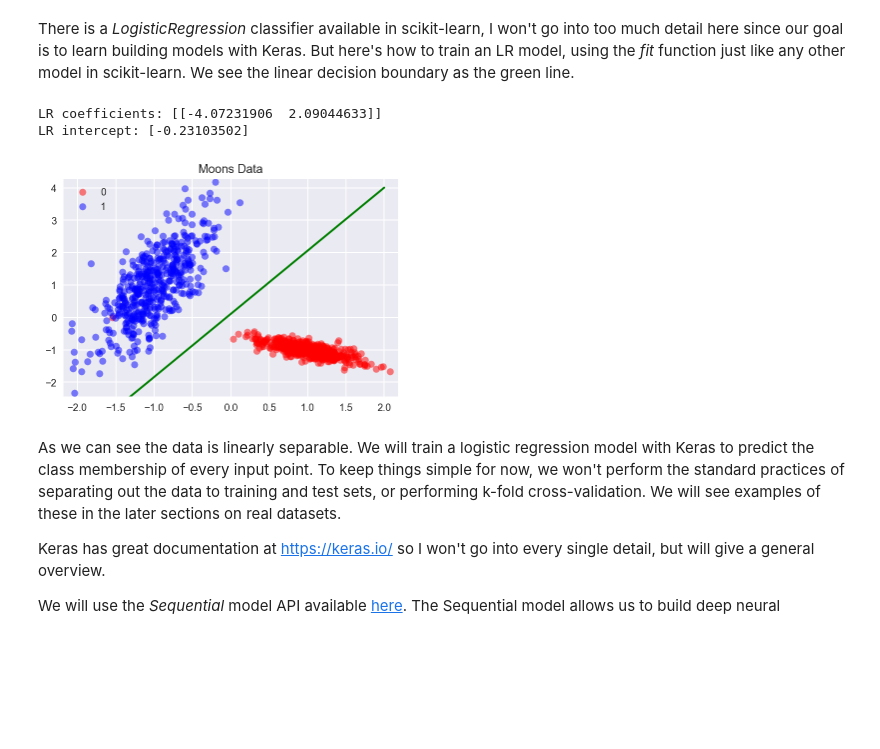
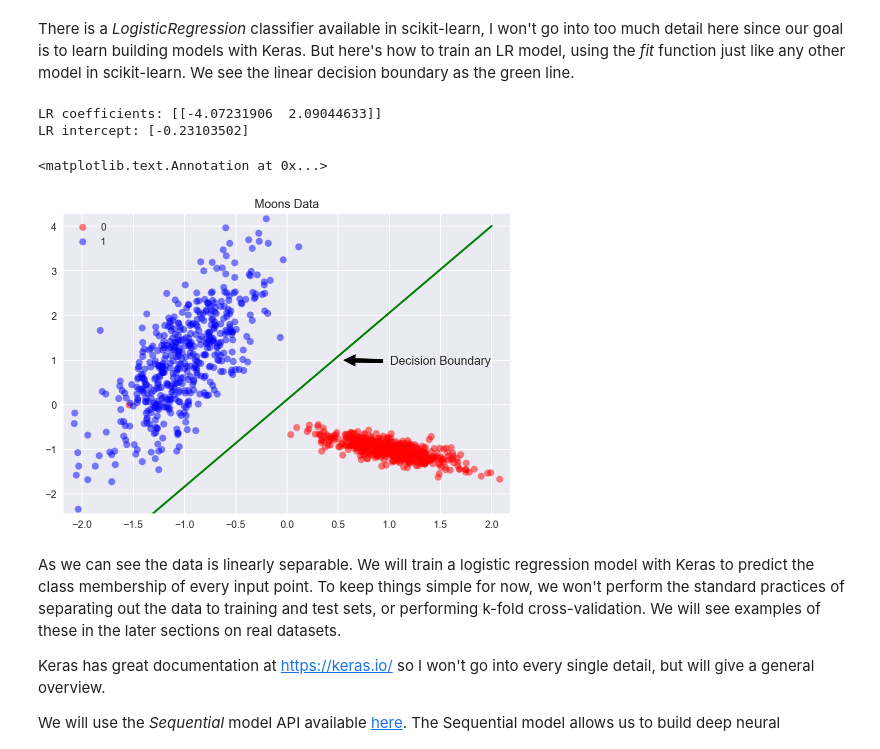
Before and after one commit to ardendertat/Applied-Deep-Learning-with-Keras, a Jupyter notebook: notebooks/Artificial Neural Networks.ipynb, the cells around one changed output. Saved outputs shown, nothing was run; the diff lists cells and outputs as text; code cells hidden in the pictures; blank space fills up the shorter version.

```diff
--- a/notebooks/Artificial Neural Networks.ipynb
+++ b/notebooks/Artificial Neural Networks.ipynb
@@ -117,19 +127,23 @@ There is a *LogisticRegression* classifier available in scikit-learn, I won't go
 # %%
 lr = LogisticRegression()
 lr.fit(X, y)
 print('LR coefficients:', lr.coef_)
 print('LR intercept:', lr.intercept_)
 
 plot_data(X, y)
 plt.title('Moons Data')
 
 limits = np.array([-2, 2])
 boundary = -(lr.coef_[0][0] * limits + lr.intercept_[0]) / lr.coef_[0][1]
 _ = plt.plot(limits, boundary, "g-", linewidth=2)
+
+plt.annotate('Decision Boundary', xytext=(1.5, 0.9), xy=(0.5, 1),
+             arrowprops={'facecolor': 'black', 'shrink':0.1}, fontsize=12, ha="center")
 # %% [output]
 LR coefficients: [[-4.07231906  2.09044633]]
 LR intercept: [-0.23103502]
+<matplotlib.text.Annotation at 0x...>
-[figure, old version]
+[figure, new version]
 # %% [markdown]
 As we can see the data is linearly separable. We will train a logistic regression model with Keras to predict the class membership of every input point. To keep things simple for now, we won't perform the standard practices of separating out the data to training and test sets, or performing k-fold cross-validation. We will see examples of these in the later sections on real datasets.
 
```
Also changed, not shown: parts of 31 cells of this notebook, 1 other file.
